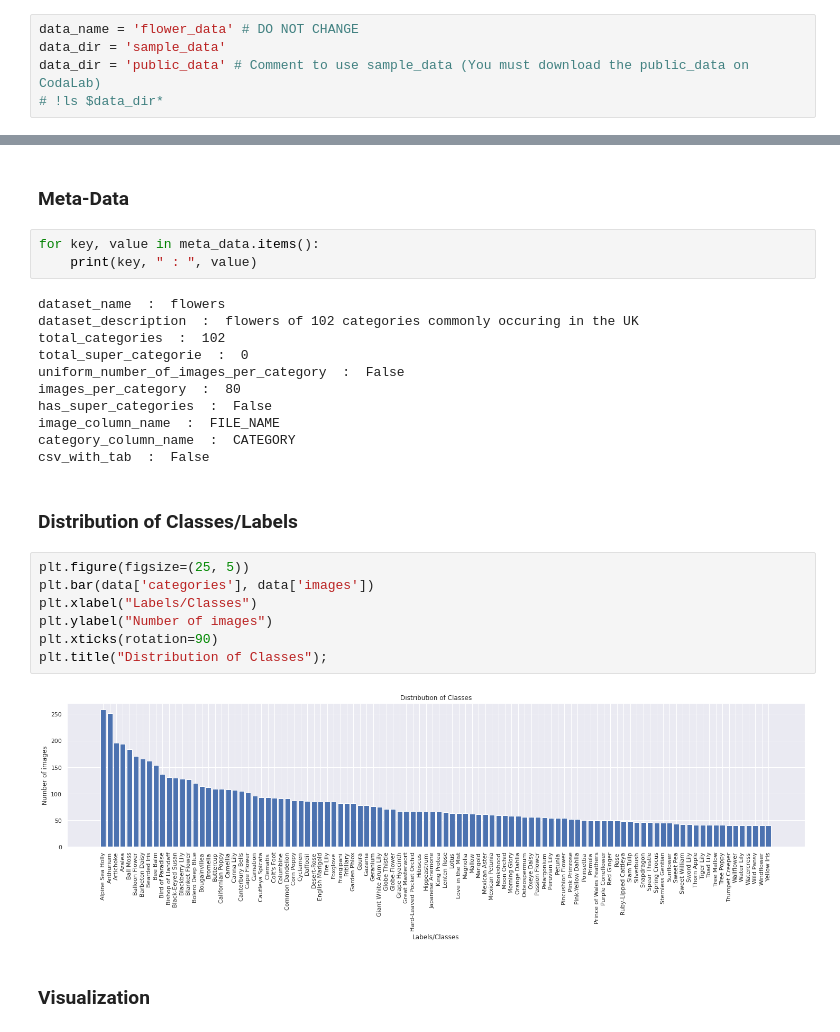
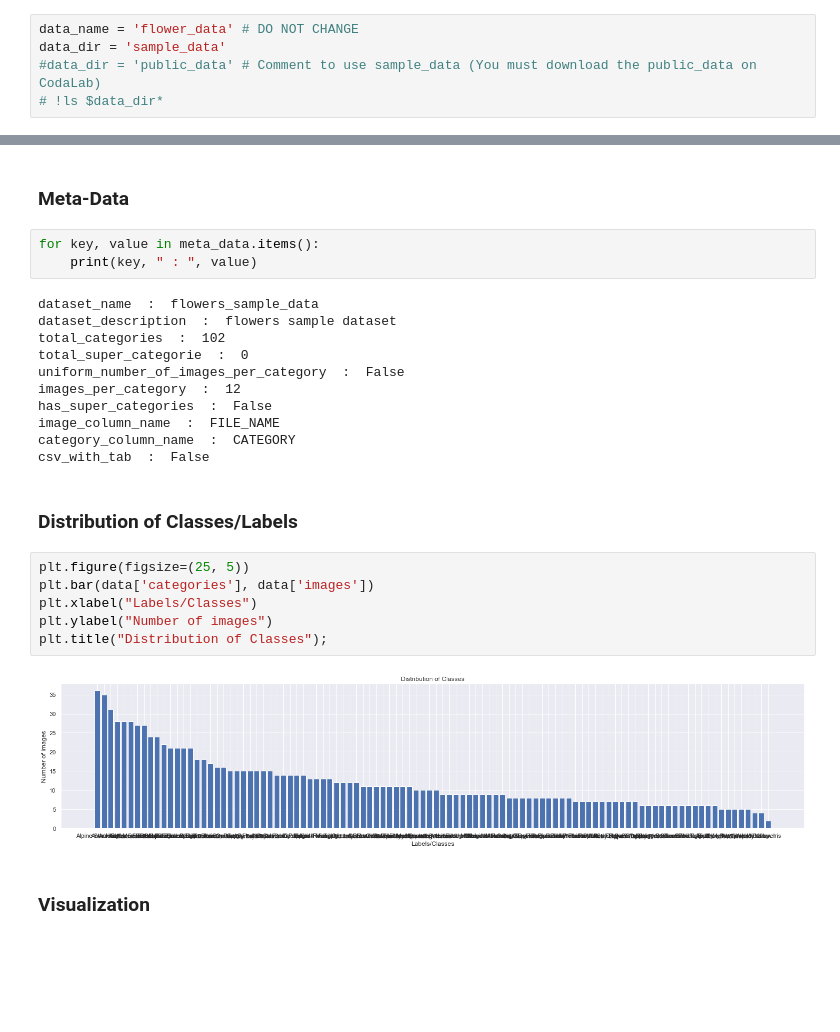
Before and after one commit to ElsaLopez133/PACHAMAMA, a Jupyter notebook: starting_kit/README.ipynb, the cells around one changed output, grey strips where cells are left out. Saved outputs shown, nothing was run; the diff lists cells and outputs as text; blank space fills up the shorter version.

Commit message:
README
visualisation

```diff
--- a/starting_kit/README.ipynb
+++ b/starting_kit/README.ipynb
@@ -85,7 +93,7 @@ The data used for this challenge has images resized into 128x128 pixels.
 # %%
 data_name = 'flower_data' # DO NOT CHANGE
 data_dir = 'sample_data'
-data_dir = 'public_data' # Comment to use sample_data (You must download the public_data on CodaLab)
+#data_dir = 'public_data' # Comment to use sample_data (You must download the public_data on CodaLab)
 # !ls $data_dir*
 # %% [markdown]
 ### Load Data
@@ -141,12 +149,12 @@ Test Images: 4094
 for key, value in meta_data.items():
     print(key, " : ", value)
 # %% [output]
-dataset_name  :  flowers
-dataset_description  :  flowers of 102 categories commonly occuring in the UK
+dataset_name  :  flowers_sample_data
+dataset_description  :  flowers sample dataset
 total_categories  :  102
 total_super_categorie  :  0
 uniform_number_of_images_per_category  :  False
-images_per_category  :  80
+images_per_category  :  12
 has_super_categories  :  False
 image_column_name  :  FILE_NAME
 category_column_name  :  CATEGORY
@@ -156,12 +164,11 @@ csv_with_tab  :  False
 # %%
 plt.figure(figsize=(25, 5))
 plt.bar(data['categories'], data['images'])
 plt.xlabel("Labels/Classes")
 plt.ylabel("Number of images")
-plt.xticks(rotation=90)
 plt.title("Distribution of Classes");
 # %% [output]
-[figure, old version]
+[figure, new version]
 # %% [markdown]
 ### Visualization
 # %%
```
Also changed, not shown: parts of 27 cells of this notebook.
